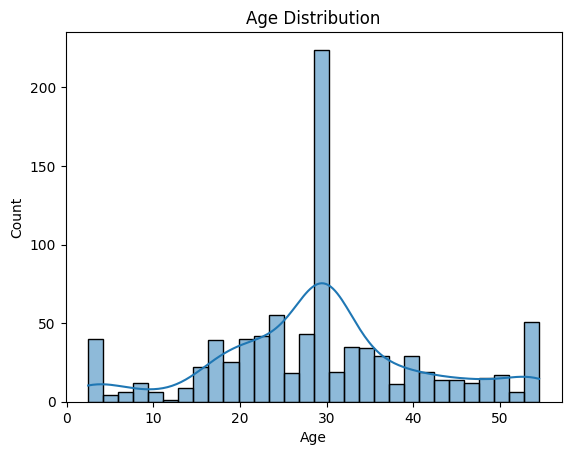
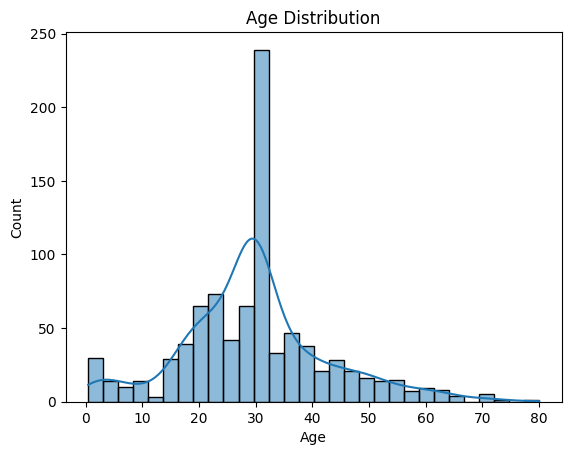
The notebook cell's code change between the first figure and the second:
--- before
+++ after
@@ -1,5 +1,5 @@
 # Age Distribution
 plt.figure()
-sns.histplot(df["Age"], bins=30, kde=True)
+sns.histplot(data = df , x="Age", bins=30, kde=True)
 plt.title("Age Distribution")
 plt.show()

Commit: 7_2